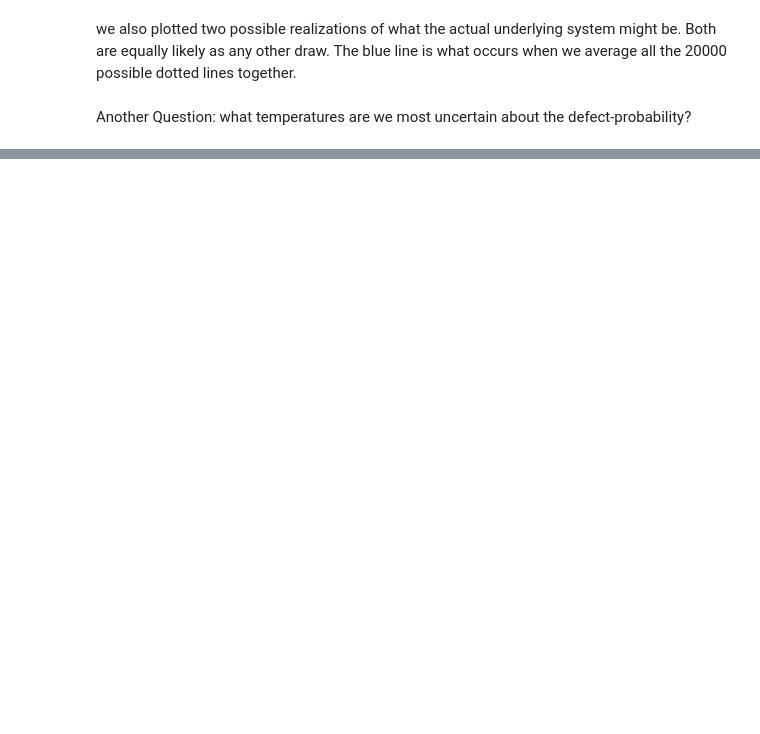
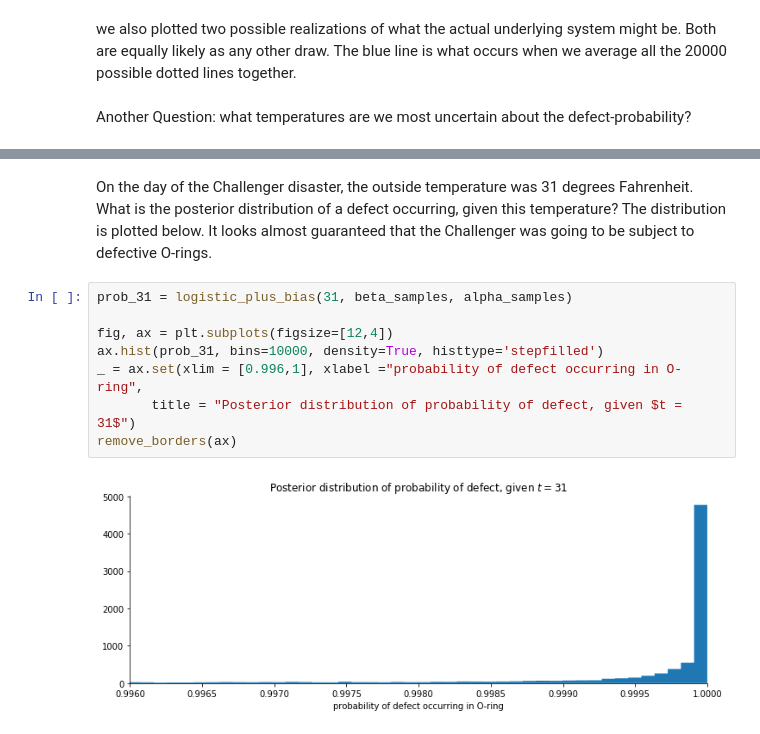
Before and after one commit to rmania/datascience, a Jupyter notebook: ml_models/2_0_Bayesian_models.ipynb, the cells around one changed output, grey strips where cells are left out. Saved outputs shown, nothing was run; the diff lists cells and outputs as text; blank space fills up the shorter version.

```diff
--- a/ml_models/2_0_Bayesian_models.ipynb
+++ b/ml_models/2_0_Bayesian_models.ipynb
@@ -707,0 +688,12 @@ remove_borders(ax)
+# %% [markdown]
+On the day of the Challenger disaster, the outside temperature was 31 degrees Fahrenheit. What is the posterior distribution of a defect occurring, given this temperature? The distribution is plotted below. It looks almost guaranteed that the Challenger was going to be subject to defective O-rings.
+# %%
+prob_31 = logistic_plus_bias(31, beta_samples, alpha_samples)
+
+fig, ax = plt.subplots(figsize=[12,4])
+ax.hist(prob_31, bins=10000, density=True, histtype='stepfilled')
+_ = ax.set(xlim = [0.996,1], xlabel ="probability of defect occurring in O-ring",
+       title = "Posterior distribution of probability of defect, given $t = 31$")
+remove_borders(ax)
+# %% [output]
+[figure, added]
```
Also changed, not shown: parts of 21 cells of this notebook, 1 other file.
